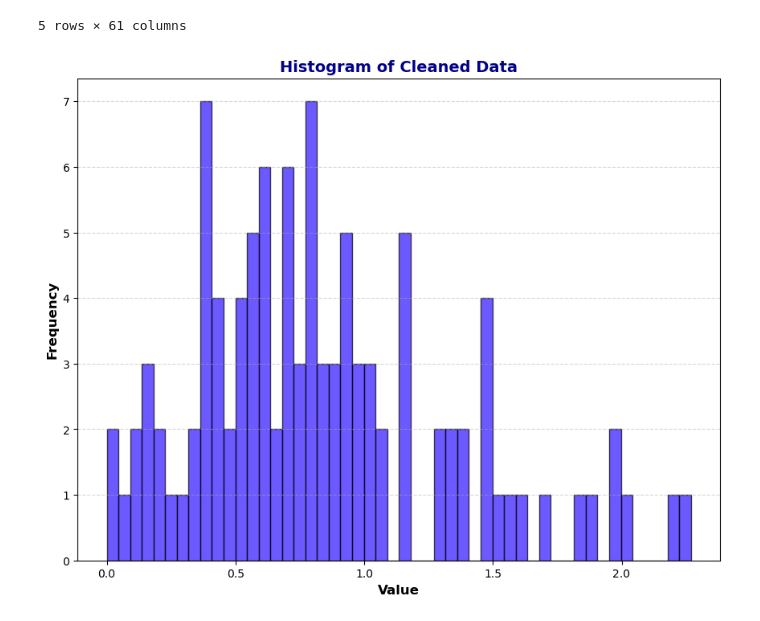
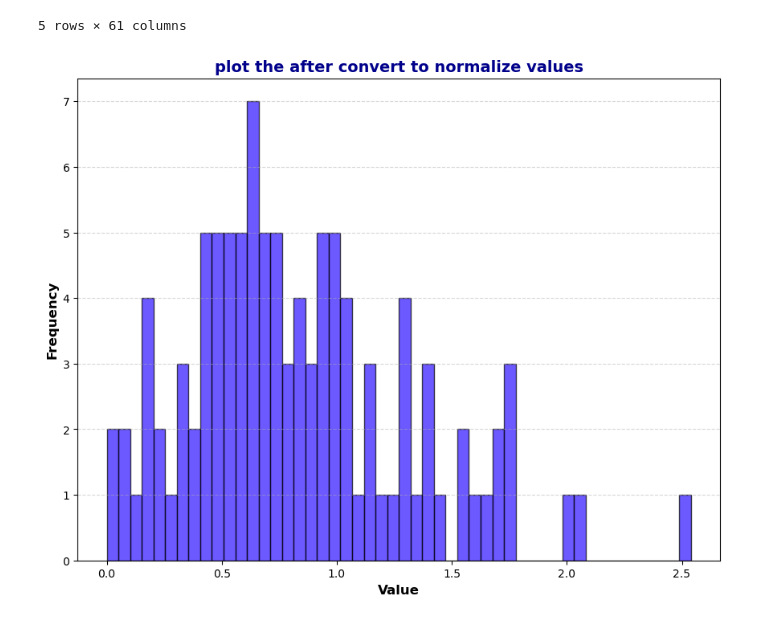
Before and after one commit to Malinda1/Rock_and_mine_prediction_through_neural_network, a Jupyter notebook: Rock_and_Mine_prediction.ipynb, the cells around one changed output. Saved outputs shown, nothing was run; the diff lists cells and outputs as text; code cells hidden in the pictures.

```diff
--- a/Rock_and_Mine_prediction.ipynb
+++ b/Rock_and_Mine_prediction.ipynb
@@ -656,20 +656,20 @@ data01.head()
 # %%
 import matplotlib.pyplot as plt
 
 fig = plt.figure(figsize=(8, 6))
 
 ax = fig.add_axes([0, 0, 1, 1])
-ax.hist(data01_outliers_cleaned[0], bins=50,
+ax.hist(data01_outliers_cleaned[1], bins=50,
         color='#2E12FF', edgecolor='black', alpha=0.7)  # Attractive color + edge + transparency
 
 # 🎯 Improve Readability
-ax.set_title("plot the after convert ", fontsize=14, fontweight='bold', color='darkblue')
+ax.set_title("plot the after convert to normalize values", fontsize=14, fontweight='bold', color='darkblue')
 ax.set_xlabel("Value", fontsize=12, fontweight='bold')
 ax.set_ylabel("Frequency", fontsize=12, fontweight='bold')
 
 # 📏 Add Grid for Better Visual
 ax.grid(axis='y', linestyle='--', alpha=0.5)
 
 plt.show()
 # %% [output]
-[figure, old version]
+[figure, new version]
```
Also changed, not shown: parts of 3 cells of this notebook.
